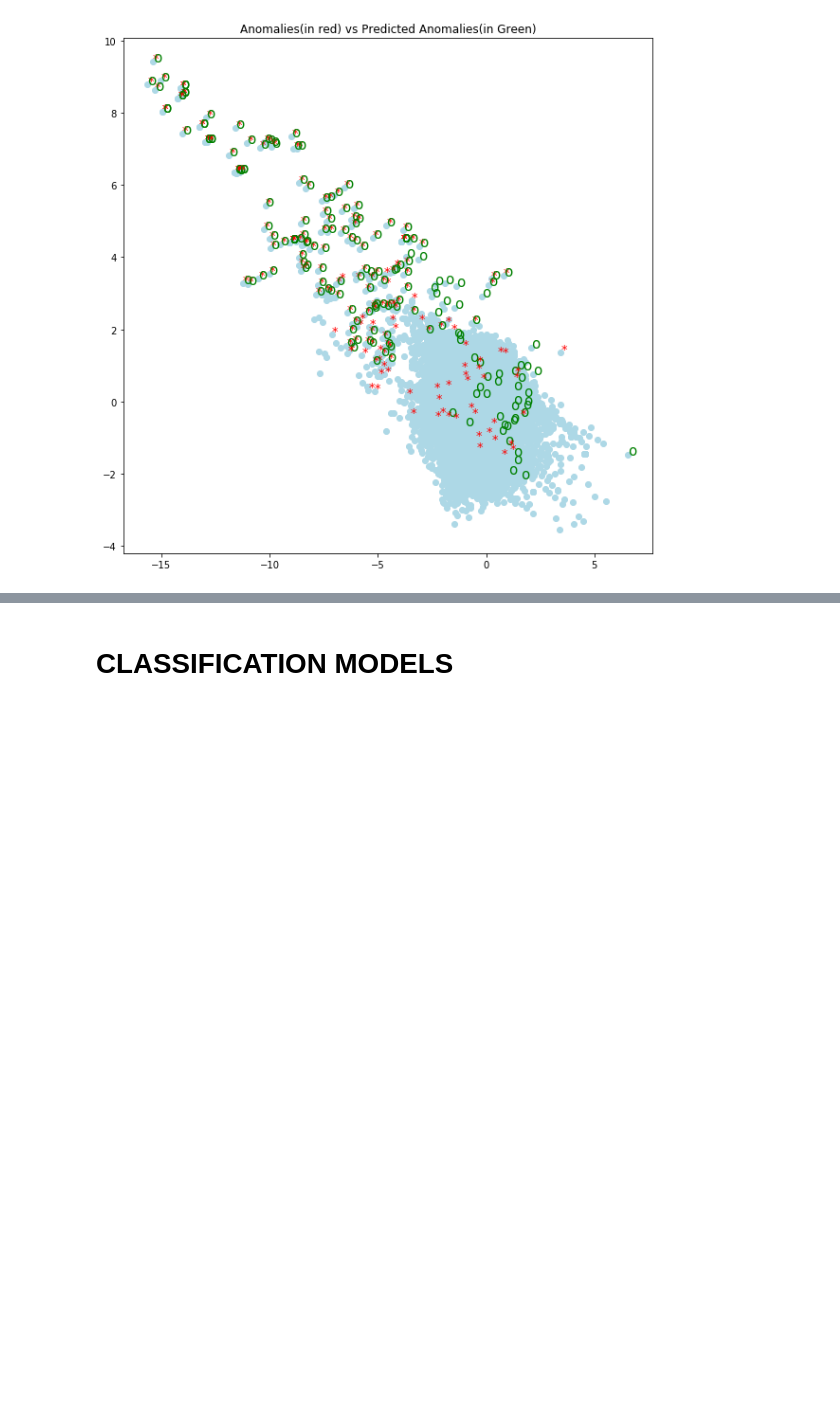
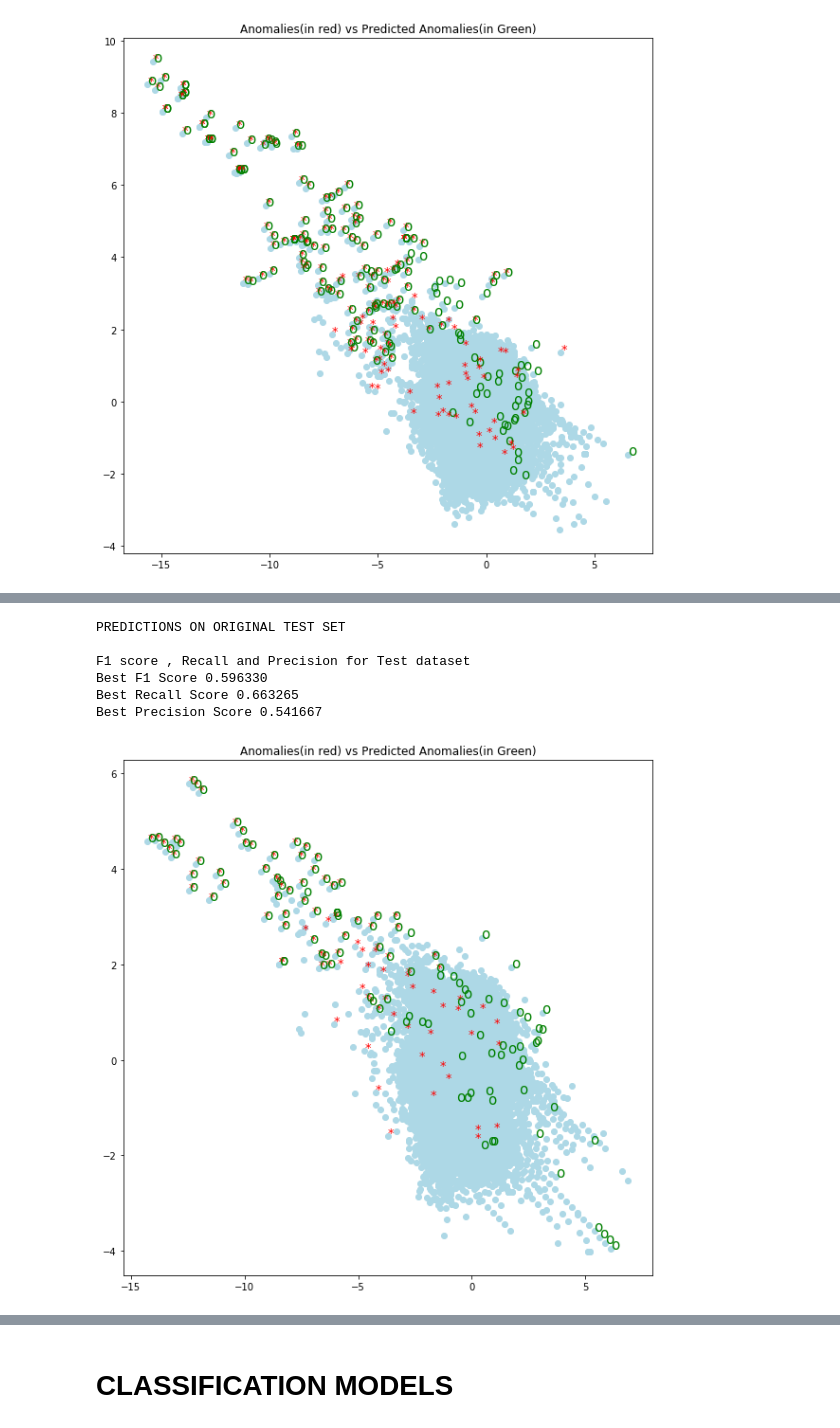
Before and after one commit to agnimish/Credit_Card_Fraud_Detection, a Jupyter notebook: Data Mining.ipynb, the cells around one changed output, grey strips where cells are left out. Saved outputs shown, nothing was run; the diff lists cells and outputs as text; code cells hidden in the pictures; blank space fills up the shorter version.

```diff
--- a/Data Mining.ipynb
+++ b/Data Mining.ipynb
@@ -380,3 +557,4 @@ from sklearn.metrics import confusion_matrix, classification_report, accuracy_sc
+# %%
+test_y = test_df['Class']
 # %%
-X_test = credit_card_1_5.drop('Class',axis=1)
-y_test = credit_card_1_5['Class']
+test_df.drop(labels = ["Class"], axis = 1, inplace = True)
@@ -535,0 +561,30 @@ y_pred_iso = y_pred
+# %%
+p_test_df = multivariateGaussian(test_df,mu,sigma)
+# %%
+print("PREDICTIONS ON ORIGINAL TEST SET\n")
+predictions = (p_test_df < ep)
+Recall = recall_score(test_y, predictions, average = "binary")
+Precision = precision_score(test_y, predictions, average = "binary")
+F1score = f1_score(test_y, predictions, average = "binary")
+print ('F1 score , Recall and Precision for Test dataset')
+print ('Best F1 Score %f' %F1score)
+print ('Best Recall Score %f' %Recall)
+print ('Best Precision Score %f' %Precision)
+# %% [output]
+PREDICTIONS ON ORIGINAL TEST SET
+
+F1 score , Recall and Precision for Test dataset
+Best F1 Score 0.596330
+Best Recall Score 0.663265
+Best Precision Score 0.541667
+# %%
+fig, ax = plt.subplots(figsize=(10, 10))
+ax.scatter(test_df['V14'],test_df['V11'],marker="o", color="lightBlue")
+ax.set_title('Anomalies(in red) vs Predicted Anomalies(in Green)')
+for i, txt in enumerate(test_df['V14'].index):
+       if test_y.loc[txt] == 1 :
+            ax.annotate('*', (test_df['V14'].loc[txt],test_df['V11'].loc[txt]),fontsize=13,color='Red')
+       if predictions[i] == True :
+            ax.annotate('o', (test_df['V14'].loc[txt],test_df['V11'].loc[txt]),fontsize=15,color='Green')
+# %% [output]
+[figure, added]
```
Also changed, not shown: parts of 24 cells of this notebook, 1 other file.
